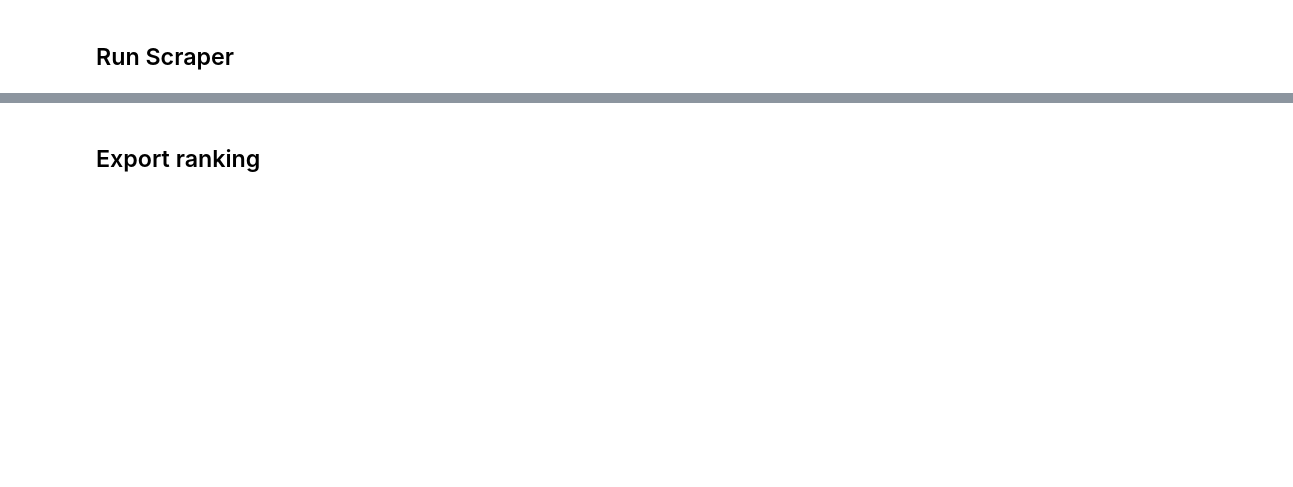
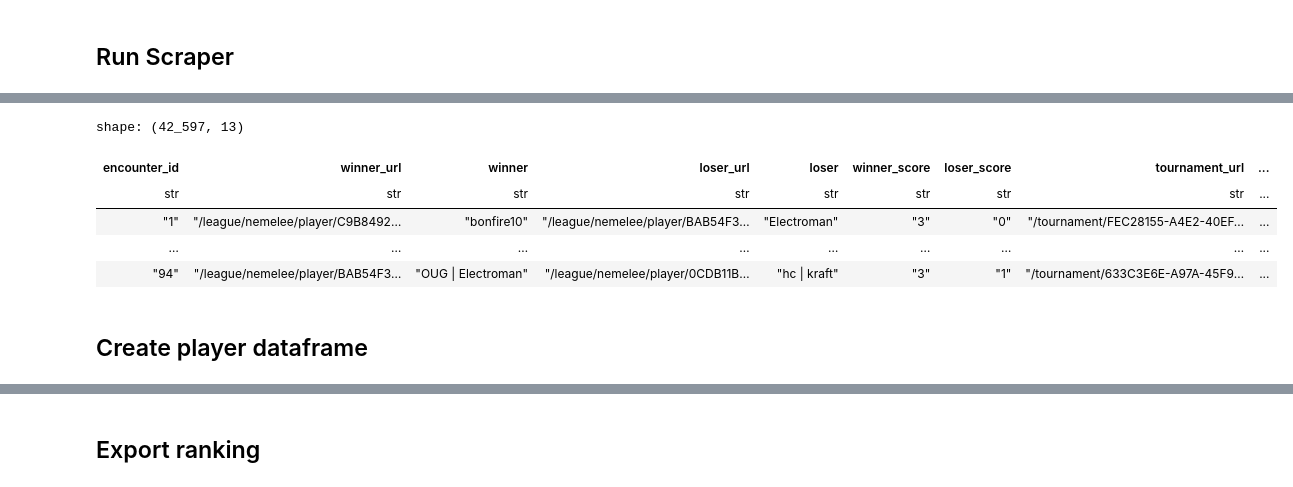
Before and after one commit to agiera/braacket-scraper, a Jupyter notebook: scraper-human.ipynb, the cells around one changed output, grey strips where cells are left out. Saved outputs shown, nothing was run; the diff lists cells and outputs as text; code cells hidden in the pictures; blank space fills up the shorter version.

```diff
--- a/scraper-human.ipynb
+++ b/scraper-human.ipynb
@@ -6,4 +6,5 @@ import requests
 import polars as pl
 import re
 
-nemelee_tournaments_url = 'https://braacket.com/league/nemelee/tournament?rows=200'
+league_name = 'nemelee'
+nemelee_tournaments_url = f'https://braacket.com/league/{league_name}/tournament?rows=200'
@@ -185,0 +205,6 @@ shape: (182, 7)
+# %%
+match_url = 'https://braacket.com/tournament/5DBE0AC6-EBEB-4C2E-B64A-F8F432F85EF8/match'
+tournament_matches = []
+stage_urls = scrape_stage_urls(match_url)
+for stage_url in stage_urls:
+    tournament_matches += scrape_stage_matches(stage_url)
@@ -185,0 +213,23 @@ shape: (182, 7)
+# %%
+# Only scrape matches from tournaments not already in matches
+matches_df = pl.read_csv('data/matches.csv')
+
+tournaments = extract_tournament_data(tournament_tags)
+tournaments_df = pl.DataFrame(tournaments, schema={col: pl.String for col in tournaments[0].keys()}).filter(pl.col('url').is_not_null())
+tournaments_df.write_csv('data/tournaments.csv')
+
+matches = []
+for tournament in tournaments:
+    if matches_df.select((pl.col('tournament_url') == tournament['url']).any()).item():
+        continue
+    print(f"Scraping matches for tournament {tournament['name']}, {tournament['url']}")
+    tournament_matches = []
+    try:
+        match_url = f'https://braacket.com/{tournament["url"]}/match'
+        stage_urls = scrape_stage_urls(match_url)
+        for stage_url in stage_urls:
+            tournament_matches += scrape_stage_matches(tournament, stage_url)
+    except Exception as e:
+        print(f"Error processing tournament {tournament['name']}, {tournament['url']}: {e}")
+        continue
+    matches += tournament_matches
@@ -185,0 +255,20 @@ shape: (182, 7)
+# %%
+matches_df = (
+    pl.DataFrame(matches, schema={col: pl.String for col in matches[0].keys()})
+    # Parse date from format like '01 April 2018'
+    .with_columns(pl.col('tournament_date').str.strptime(pl.Date, format='%d %B %Y'))
+    .sort('encounter_id', descending=False)
+    .sort('tournament_date')
+)
+#matches_df.write_csv('data/matches.csv')
+pl.Config(tbl_rows=2)
+matches_df
+# %% [output]
+shape: (42_597, 13)
+| encounter_id | winner_url | winner | loser_url | loser | winner_score | loser_score | tournament_url | ... |
+| str | str | str | str | str | str | str | str | ... |
+| "1" | "/league/nemelee/player/C9B8492… | "bonfire10" | "/league/nemelee/player/BAB54F3… | "Electroman" | "3" | "0" | "/tournament/FEC28155-A4E2-40EF… | ... |
+| … | … | … | … | … | … | … | … | ... |
+| "94" | "/league/nemelee/player/BAB54F3… | "OUG | Electroman" | "/league/nemelee/player/0CDB11B… | "hc | kraft" | "3" | "1" | "/tournament/633C3E6E-A97A-45F9… | ... |
+# %% [markdown]
+## Create player dataframe
```
Also changed, not shown: parts of 29 cells of this notebook, 7 other files.
